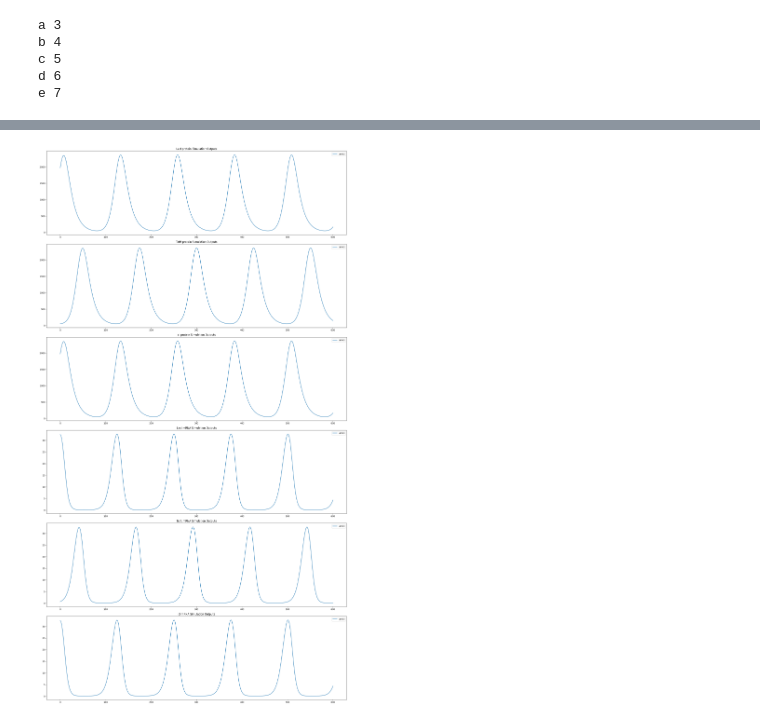
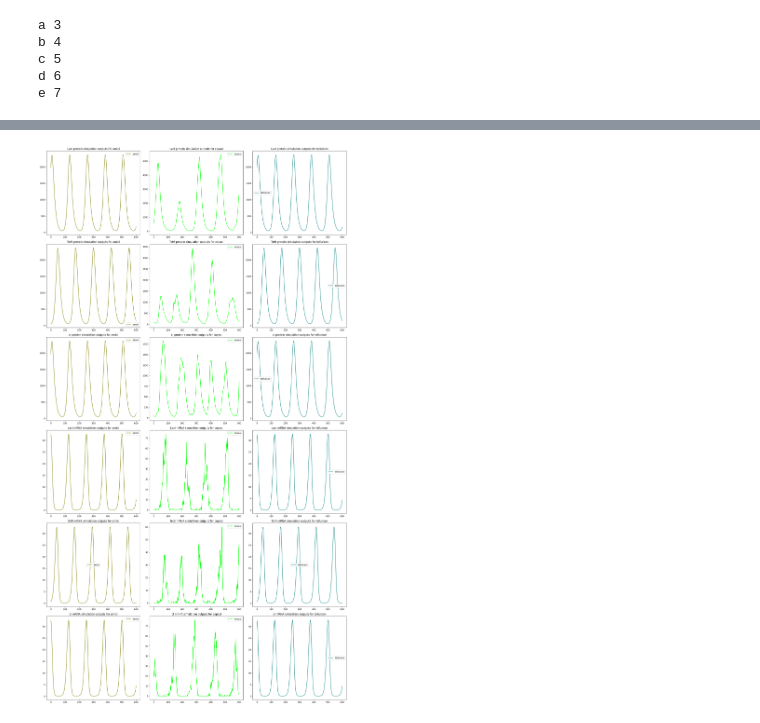
Before and after one commit to biosimulators/bio-check, a Jupyter notebook: demos/bio_check_demo.ipynb, the cells around one changed output, grey strips where cells are left out. Drawn from its saved outputs; the diff is of its cells as text; code cells hidden in the pictures.

```diff
--- a/demos/bio_check_demo.ipynb
+++ b/demos/bio_check_demo.ipynb
@@ -223,0 +269,5 @@ e 7
+# %%
+for name in species_names:
+    data = species_data_content[name]['output_data']
+    for simname in data.keys():
+        print(len(data[simname]))
@@ -245,30 +368,7 @@ def visualize(data: dict):
     plt.tight_layout()
     plt.show()
-# %%
-def visualize(data: dict):
-    """Visualize simulation output data, not comparison data, with subplots for each species."""
-    species_names = list(data['content']['results']['results'].keys())
-    num_species = len(species_names)
-
-    fig, axes = plt.subplots(nrows=num_species, figsize=(20, 6 * num_species))  # Adjust the size as needed
-
-    if num_species == 1:
-        axes = [axes]
-
-    for ax, species_name in zip(axes, species_names):
-        species_data = data['content']['results']['results'][species_name]
-        output_data = species_data.get('output_data')
-        if output_data:
-            for simulator_name, simulator_output in output_data.items():
-                if simulator_name == 'amici':
-                    sns.lineplot(ax=ax, data=simulator_output, label=f"{simulator_name}")
-            ax.set_title(f"{species_name} Simulation Outputs")
-            ax.legend()
-            # ax.grid(True)
-
-    plt.tight_layout()
-    plt.show()
-# %%
-visualize(test_data)
-# %% [output]
-[figure, removed]
+# %%
+t = np.linspace(400, 1000, 601)
+visualize(test_data, sims, t[0], t[-1], num_points=t.shape[0])
+# %% [output]
+[figure, added]
```
Also changed, not shown: parts of 5 cells of this notebook, 2 other files.
